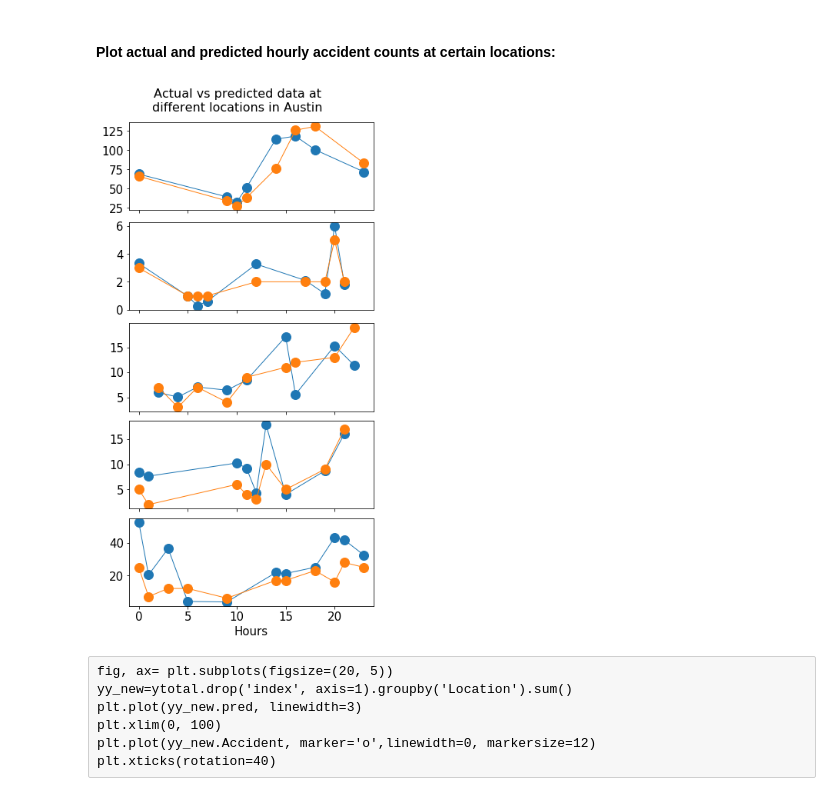
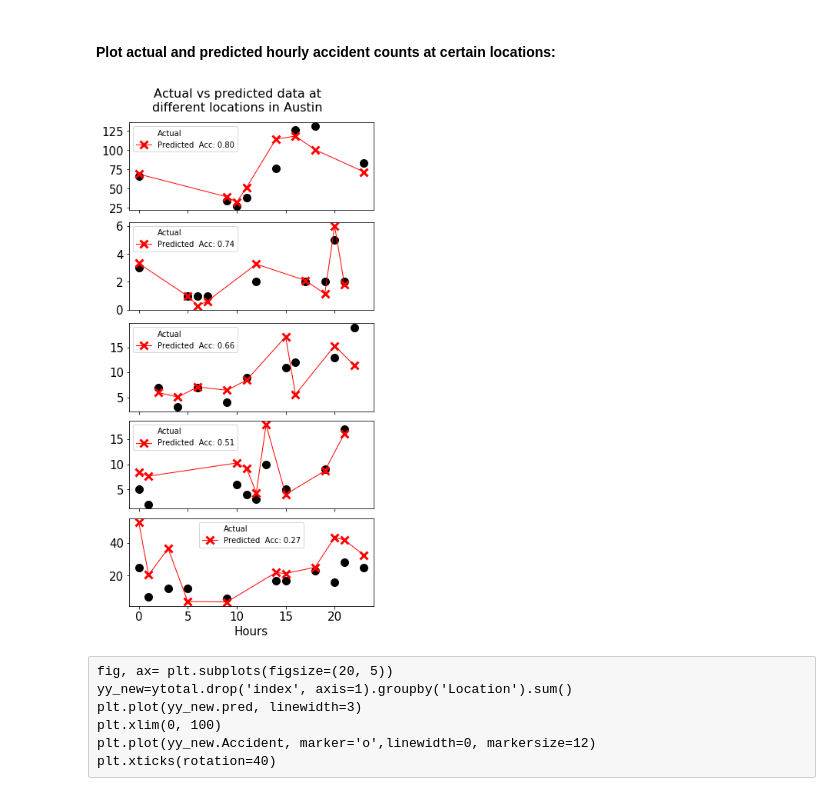
Before and after one commit to rameshadhikari1/Project1, a Jupyter notebook: datafiles/time_series_and_predictive_machine_learning_project1.ipynb, the cells around one changed output. Saved outputs shown, nothing was run; the diff lists cells and outputs as text; code cells hidden in the pictures.

```diff
--- a/datafiles/time_series_and_predictive_machine_learning_project1.ipynb
+++ b/datafiles/time_series_and_predictive_machine_learning_project1.ipynb
@@ -1028,7 +1078,10 @@ new_data = pd.DataFrame(max_loc, columns=['Location']). \
            groupby(['Location', 'Date']).sum()
 
 new_data.reset_index(inplace=True)
+accuracy = []
 for i in range(len(max_loc)):
     data_rmse = new_data[new_data['Location'] == max_loc[i]]
-    rmse_mae(data_rmse.Accident, data_rmse.Predicted)
+    _, _, acc = rmse_mae(data_rmse.Accident,
+                         data_rmse.Predicted)
+    accuracy.append((1-acc))
 # %% [output]
@@ -1287,0 +1354,6 @@ plt.savefig('tree.pdf')
+# %%
+xgb.plot_tree(xg_reg, num_trees=1, rankdir='LR')
+plt.rcParams['figure.figsize'] = [10,10]
+fig = plt.gcf()
+fig.set_size_inches(120,100)
+plt.savefig('tree.pdf')
@@ -1325,9 +1401,11 @@ new_data = pd.DataFrame(max_loc, columns=['Location']). \
            groupby(['Location', 'hour']).sum()
 
 new_data.reset_index(inplace=True)
+accuracy = []
 for i in range(len(max_loc)):
     data_rmse = new_data[new_data['Location'] == max_loc[i]]
-    rmse_mae(data_rmse.Accident, data_rmse.pred)
+    _, _, acc = rmse_mae(data_rmse.Accident, data_rmse.pred)
+    accuracy.append(1-acc)
 # %% [output]
 R_Square: 0.75
 Root mean squared error (RMSE): 18.776
@@ -1372,41 +1450,61 @@ fig, axes = plt.subplots(nrows=nrows,
                        sharex=True,
                        constrained_layout=True,
                        sharey=False,)
 fig.suptitle('Actual vs predicted data at\n'
              'different locations in Austin',
              fontsize=16)
 for i in range(len(max_loc)):
     ij, ik = int(i // ncols), i % ncols
     old_data = new_data1[new_data1['Location'] == max_loc[i]]. \
                groupby(['Location', 'hour']).sum()
     if i == 0:
         all_data = old_data
     if ncols > 1:
         pd.DataFrame(old_data.reset_index().drop('Location', axis=1). \
-                     set_index(['hour'], drop=True)). \
-                     plot(ax=axes[ij][ik], marker='o',
+                     set_index(['hour'], drop=True))['Accident']. \
+                     plot(label='Actual',
+                          ax=axes[ij][ik],
+                          marker='o',
                           markersize=12,
+                          markeredgewidth=1,
                           linewidth=1,
-                          legend=False)
+                          color='k',
+                          legend=True)
     else:
         pd.DataFrame(old_data.reset_index().drop('Location', axis=1). \
-                     set_index(['hour'], drop=True)). \
-                     plot(ax=axes[i], marker='o',
-                          markersize=12,
+                     set_index(['hour'], drop=True))['Accident']. \
+                     plot(label='Actual',
+                          ax=axes[i],
+                          marker='o',
+                          markersize=10,
+                          markeredgewidth=1,
+                          linewidth=0,
+                          color='k',
+                          legend=True,
+                          fontsize=15)
+        pd.DataFrame(old_data.reset_index().drop('Location', axis=1). \
+                     set_index(['hour'], drop=True))['pred']. \
+                     plot(label='Predicted  Acc: %0.2f' %accuracy[i],
+                          ax=axes[i],
+                          marker='x',
+                          markersize=10,
+                          markeredgewidth=3,
                           linewidth=1,
-                          legend=False, fontsize=15)
+                          color='r',
+                          legend=True,
+                          fontsize=15)
     if ncols > 1:
         ax[-1][1].set_xlabel('Hours', fontsize=15)
     else:
         plt.xlabel('Hours', fontsize=15)
     plt.xticks(rotation=0)
     plt.xlim(-1, 24)
     #plt.tight_layout()
     if i > 0:
         all_data = pd.merge(all_data, old_data, on='hour', how='outer')
 plt.savefig('xgb_hourly_locaitonwise.pdf')
 # %% [output]
-[figure, old version]
+[figure, new version]
 # %% [raw]
 fig, ax= plt.subplots(figsize=(20, 5))
 yy_new=ytotal.drop('index', axis=1).groupby('Location').sum()
```
Also changed, not shown: parts of 28 cells of this notebook, 1 other file.
